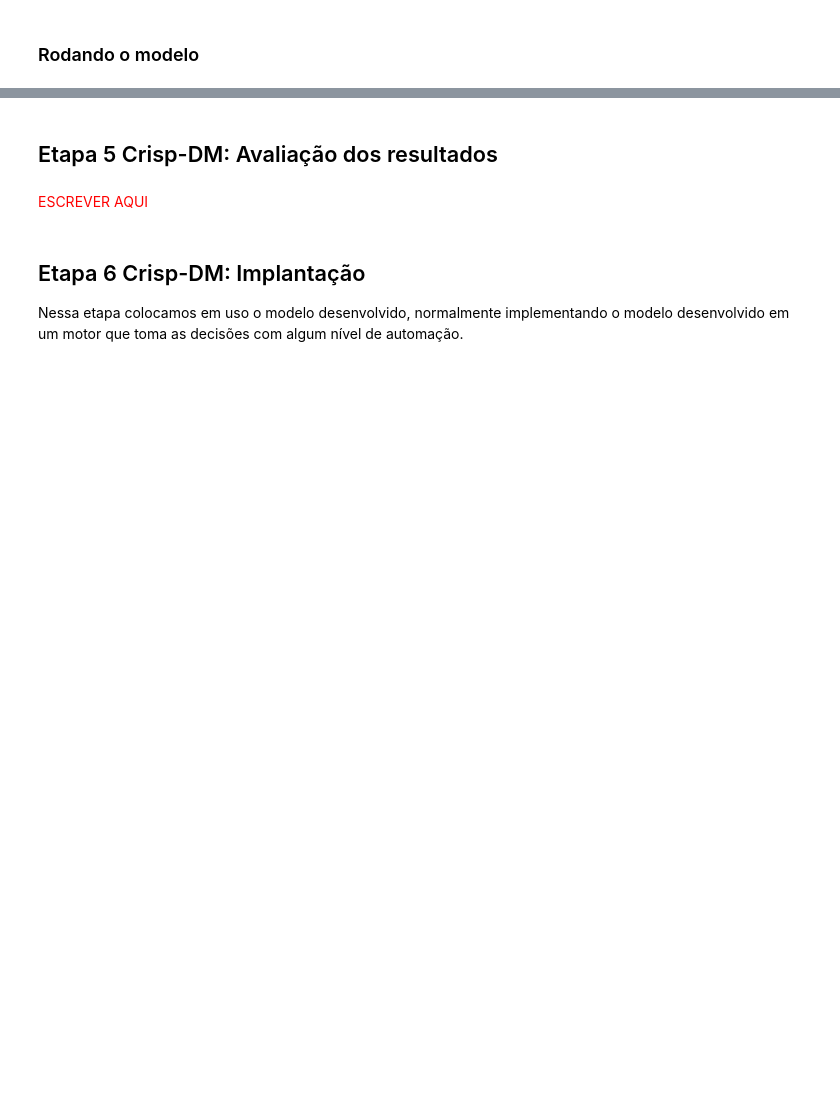
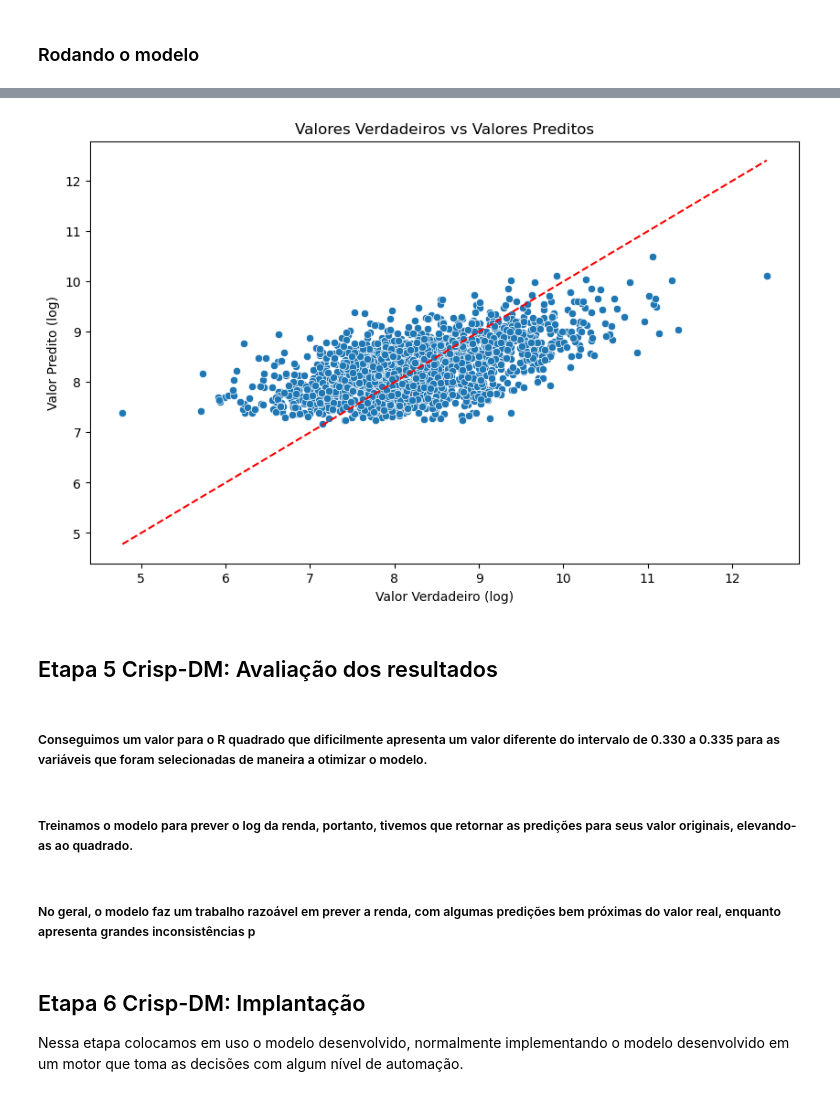
Before and after one commit to PedroHang/Income-Prediction-Model-Project, a Jupyter notebook: income_prediction.ipynb, the cells around one changed output, grey strips where cells are left out. Cells and saved outputs as stored; diff of their text form; code cells hidden in the pictures; blank space fills up the shorter version.

```diff
--- a/income_prediction.ipynb
+++ b/income_prediction.ipynb
@@ -306,0 +313,9 @@ plt.axhline(y=0, color='r', linestyle='--')
+# %%
+modelo = sm.OLS(y_train, X_train)
+reg = modelo.fit_regularized(method='elastic_net',
+                                     refit=True,
+                                     L1_wt= 0, #ridge
+                                     alpha = 0)
+# %%
+y_pred = reg.predict(X_test)
+r2_score(y_test, y_pred)
@@ -306,0 +324,11 @@ plt.axhline(y=0, color='r', linestyle='--')
+# %%
+y_test = y_test.ravel()
+# %%
+predictions = pd.DataFrame({
+    'Valor Verdadeiro (log)': y_test,
+    'Valor Predito (log)': y_pred,
+    'Diferença (Log)': (y_test - y_pred),
+    'Valor Verdadeiro': np.exp(y_test),
+    'Valor Predito': np.exp(y_pred),
+    'Diferença': ((np.exp(y_test)) - (np.exp(y_pred))),
+})
@@ -307,7 +351,29 @@ plt.axhline(y=0, color='r', linestyle='--')
+# %%
+plt.figure(figsize=(10, 6))
+sns.scatterplot(x='Valor Verdadeiro (log)', y='Valor Predito (log)', data=predictions)
+
+# Add a line for perfect predictions
+max_val = max(predictions[['Valor Verdadeiro (log)', 'Valor Predito (log)']].max())
+min_val = min(predictions[['Valor Verdadeiro (log)', 'Valor Predito (log)']].min())
+plt.plot([min_val, max_val], [min_val, max_val], color='red', linestyle='--')
+
+# Add labels and title
+plt.xlabel('Valor Verdadeiro (log)')
+plt.ylabel('Valor Predito (log)')
+plt.title('Valores Verdadeiros vs Valores Preditos')
+
+# Show the plot
+plt.show()
+# %% [output]
+[figure, added]
 # %% [markdown]
 ## Etapa 5 Crisp-DM: Avaliação dos resultados
-# %% [markdown]
-<span style="color:red">ESCREVER AQUI</span>
+# %% [markdown]
+##### Conseguimos um valor para o R quadrado que dificilmente apresenta um valor diferente do intervalo de 0.330 a 0.335 para as variáveis que foram selecionadas de maneira a otimizar o modelo.
+# %% [markdown]
+##### Treinamos o modelo para prever o log da renda, portanto, tivemos que retornar as predições para seus valor originais, elevando-as ao quadrado.
+# %% [markdown]
+##### No geral, o modelo faz um trabalho razoável em prever a renda, com algumas predições bem próximas do valor real, enquanto apresenta grandes inconsistências p
 # %% [markdown]
 ## Etapa 6 Crisp-DM: Implantação
 Nessa etapa colocamos em uso o modelo desenvolvido, normalmente implementando o modelo desenvolvido em um motor que toma as decisões com algum nível de automação.
```
Also changed, not shown: parts of 10 cells of this notebook, 2 other files.
